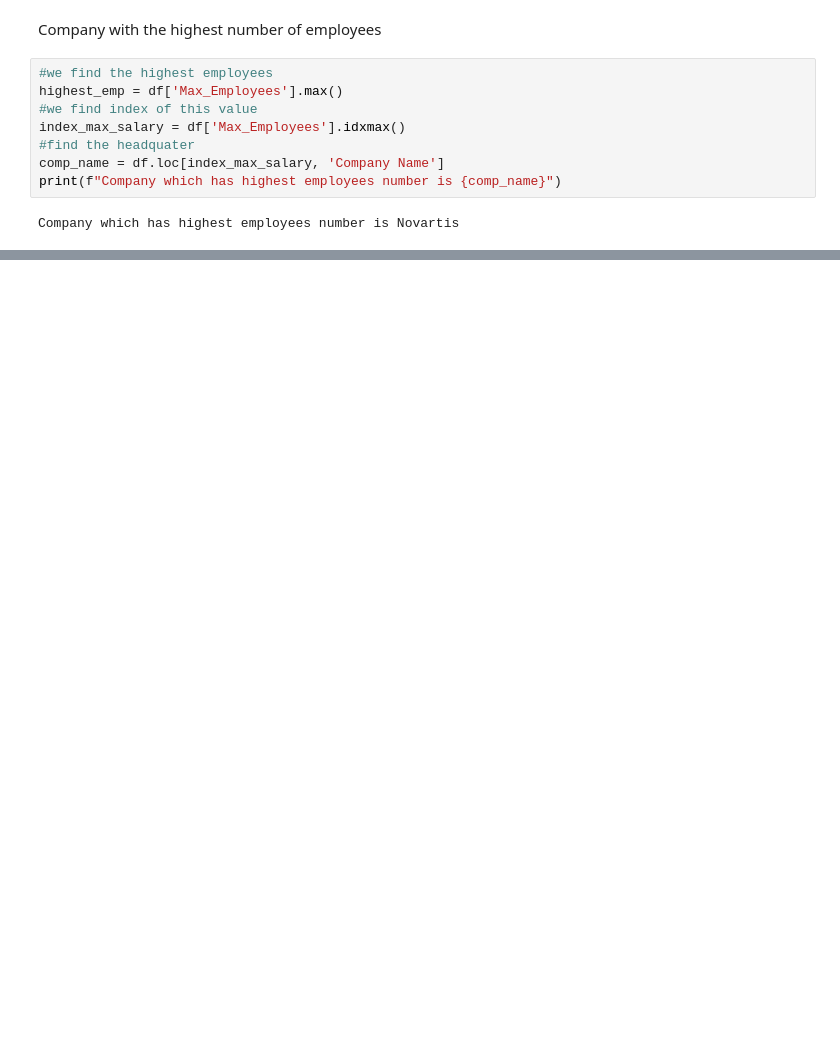
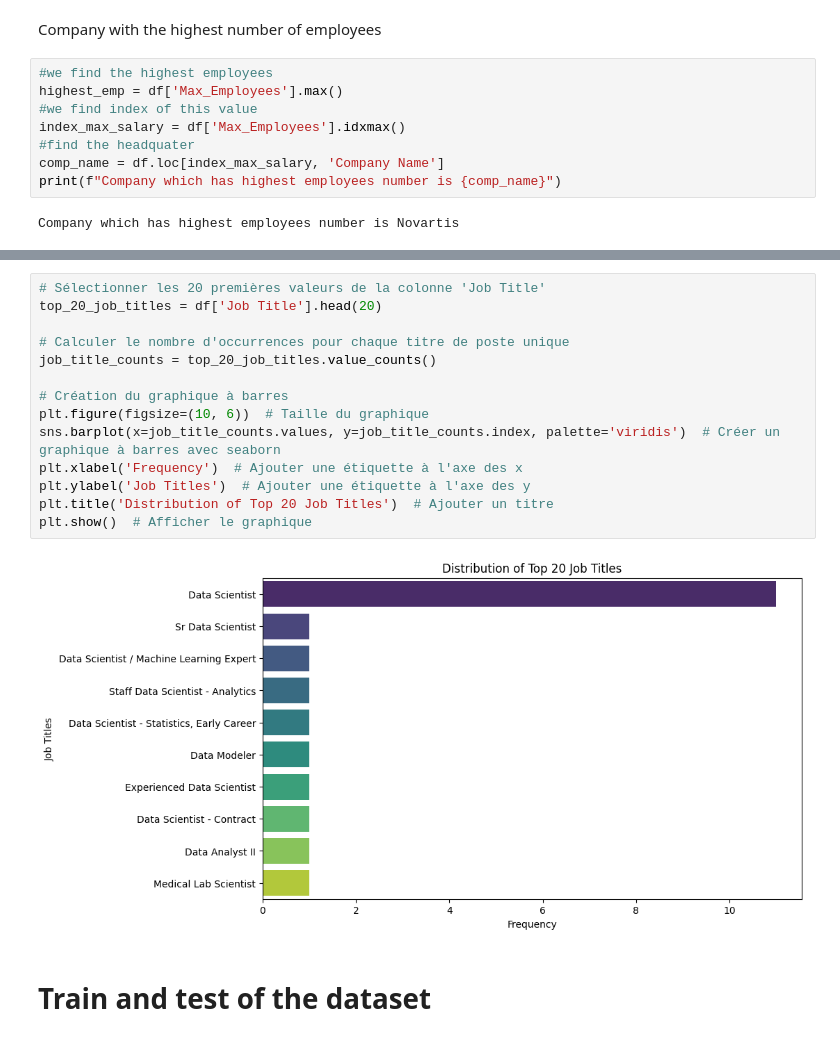
Before and after one commit to Laureoby/Jobs_dataset_cleaning, a Jupyter notebook: Jobs_cleaning.ipynb, the cells around one changed output, grey strips where cells are left out. Drawn from its saved outputs; the diff is of its cells as text; blank space fills up the shorter version.

```diff
--- a/Jobs_cleaning.ipynb
+++ b/Jobs_cleaning.ipynb
@@ -497,0 +566,18 @@ print(f"Industry which has highest revenue is {name_industrie}")
+# %%
+# Sélectionner les 20 premières valeurs de la colonne 'Job Title'
+top_20_job_titles = df['Job Title'].head(20)
+
+# Calculer le nombre d'occurrences pour chaque titre de poste unique
+job_title_counts = top_20_job_titles.value_counts()
+
+# Création du graphique à barres
+plt.figure(figsize=(10, 6))  # Taille du graphique
+sns.barplot(x=job_title_counts.values, y=job_title_counts.index, palette='viridis')  # Créer un graphique à barres avec seaborn
+plt.xlabel('Frequency')  # Ajouter une étiquette à l'axe des x
+plt.ylabel('Job Titles')  # Ajouter une étiquette à l'axe des y
+plt.title('Distribution of Top 20 Job Titles')  # Ajouter un titre
+plt.show()  # Afficher le graphique
+# %% [output]
+[figure, added]
+# %% [markdown]
+# Train and test of the dataset
```
Also changed, not shown: parts of 54 cells of this notebook.
